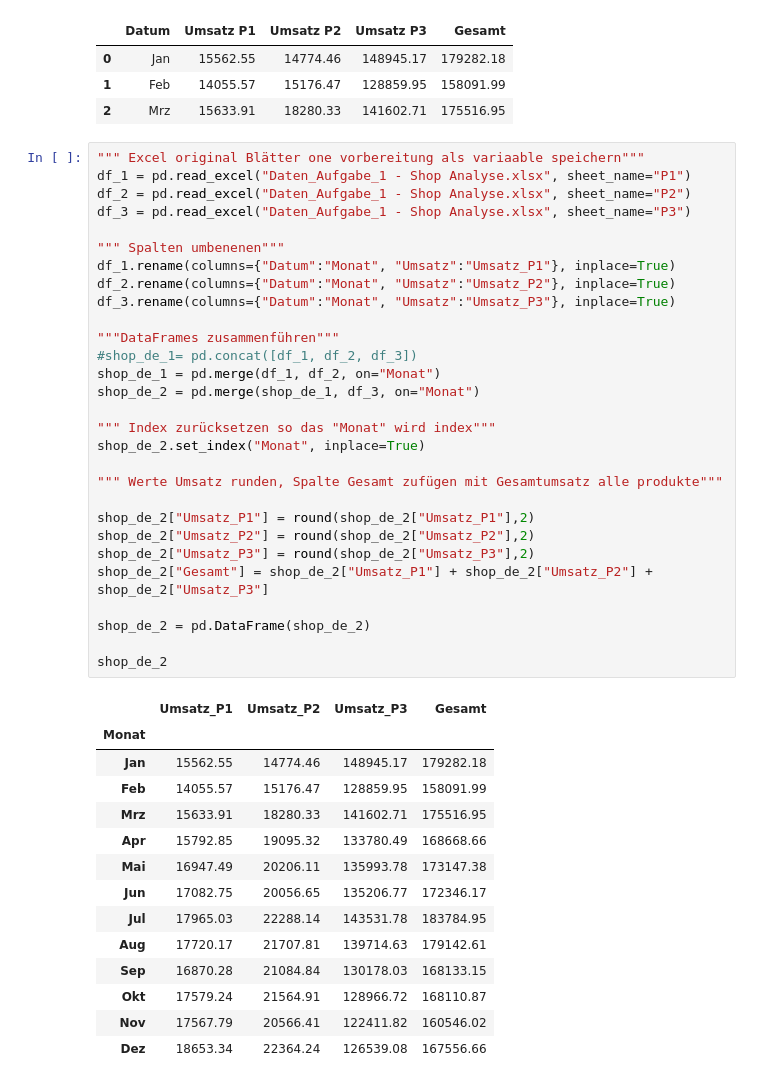
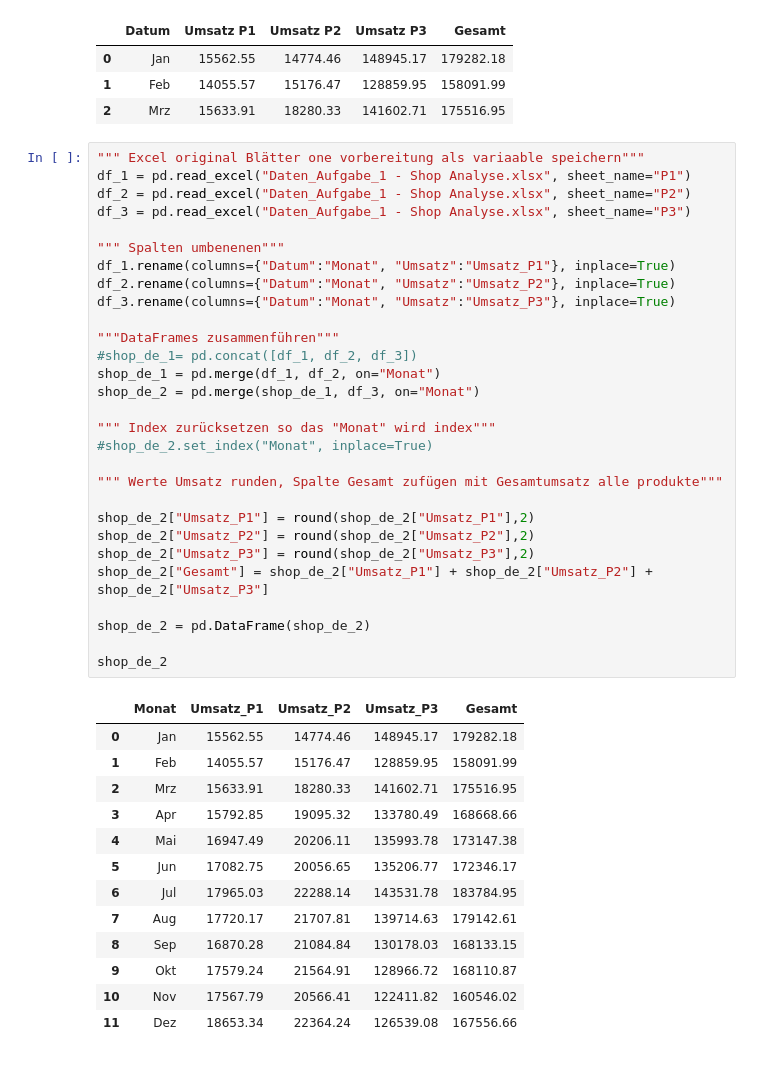
Before and after one commit to asia-DataCraft/PythonProjekt-Mohamed-Joana-Abdul, a Jupyter notebook: shop_de.ipynb, the cells around one changed output. Saved outputs shown, nothing was run; the diff lists cells and outputs as text.

Commit message:
Änderungen shop_de 05.08.2023

```diff
--- a/shop_de.ipynb
+++ b/shop_de.ipynb
@@ -33,44 +33,43 @@ shop_de.head(3)
 # %%
 """ Excel original Blätter one vorbereitung als variaable speichern"""
 df_1 = pd.read_excel("Daten_Aufgabe_1 - Shop Analyse.xlsx", sheet_name="P1")
 df_2 = pd.read_excel("Daten_Aufgabe_1 - Shop Analyse.xlsx", sheet_name="P2")
 df_3 = pd.read_excel("Daten_Aufgabe_1 - Shop Analyse.xlsx", sheet_name="P3")
 
 """ Spalten umbenenen"""
 df_1.rename(columns={"Datum":"Monat", "Umsatz":"Umsatz_P1"}, inplace=True)
 df_2.rename(columns={"Datum":"Monat", "Umsatz":"Umsatz_P2"}, inplace=True)
 df_3.rename(columns={"Datum":"Monat", "Umsatz":"Umsatz_P3"}, inplace=True)
 
 """DataFrames zusammenführen"""
 #shop_de_1= pd.concat([df_1, df_2, df_3])
 shop_de_1 = pd.merge(df_1, df_2, on="Monat")
 shop_de_2 = pd.merge(shop_de_1, df_3, on="Monat")
 
 """ Index zurücksetzen so das "Monat" wird index"""
-shop_de_2.set_index("Monat", inplace=True)
+#shop_de_2.set_index("Monat", inplace=True)
 
 """ Werte Umsatz runden, Spalte Gesamt zufügen mit Gesamtumsatz alle produkte"""
 
 shop_de_2["Umsatz_P1"] = round(shop_de_2["Umsatz_P1"],2)
 shop_de_2["Umsatz_P2"] = round(shop_de_2["Umsatz_P2"],2)
 shop_de_2["Umsatz_P3"] = round(shop_de_2["Umsatz_P3"],2)
 shop_de_2["Gesamt"] = shop_de_2["Umsatz_P1"] + shop_de_2["Umsatz_P2"] + shop_de_2["Umsatz_P3"]
 
 shop_de_2 = pd.DataFrame(shop_de_2)
 
 shop_de_2
 # %% [output]
-|  | Umsatz_P1 | Umsatz_P2 | Umsatz_P3 | Gesamt |
-| Monat |  |  |  |  |
-| Jan | 15562.55 | 14774.46 | 148945.17 | 179282.18 |
-| Feb | 14055.57 | 15176.47 | 128859.95 | 158091.99 |
-| Mrz | 15633.91 | 18280.33 | 141602.71 | 175516.95 |
-| Apr | 15792.85 | 19095.32 | 133780.49 | 168668.66 |
-| Mai | 16947.49 | 20206.11 | 135993.78 | 173147.38 |
-| Jun | 17082.75 | 20056.65 | 135206.77 | 172346.17 |
-| Jul | 17965.03 | 22288.14 | 143531.78 | 183784.95 |
-| Aug | 17720.17 | 21707.81 | 139714.63 | 179142.61 |
-| Sep | 16870.28 | 21084.84 | 130178.03 | 168133.15 |
-| Okt | 17579.24 | 21564.91 | 128966.72 | 168110.87 |
-| Nov | 17567.79 | 20566.41 | 122411.82 | 160546.02 |
-| Dez | 18653.34 | 22364.24 | 126539.08 | 167556.66 |
+|  | Monat | Umsatz_P1 | Umsatz_P2 | Umsatz_P3 | Gesamt |
+| 0 | Jan | 15562.55 | 14774.46 | 148945.17 | 179282.18 |
+| 1 | Feb | 14055.57 | 15176.47 | 128859.95 | 158091.99 |
+| 2 | Mrz | 15633.91 | 18280.33 | 141602.71 | 175516.95 |
+| 3 | Apr | 15792.85 | 19095.32 | 133780.49 | 168668.66 |
+| 4 | Mai | 16947.49 | 20206.11 | 135993.78 | 173147.38 |
+| 5 | Jun | 17082.75 | 20056.65 | 135206.77 | 172346.17 |
+| 6 | Jul | 17965.03 | 22288.14 | 143531.78 | 183784.95 |
+| 7 | Aug | 17720.17 | 21707.81 | 139714.63 | 179142.61 |
+| 8 | Sep | 16870.28 | 21084.84 | 130178.03 | 168133.15 |
+| 9 | Okt | 17579.24 | 21564.91 | 128966.72 | 168110.87 |
+| 10 | Nov | 17567.79 | 20566.41 | 122411.82 | 160546.02 |
+| 11 | Dez | 18653.34 | 22364.24 | 126539.08 | 167556.66 |
```
Also changed, not shown: parts of 2 cells of this notebook, 2 other files.
